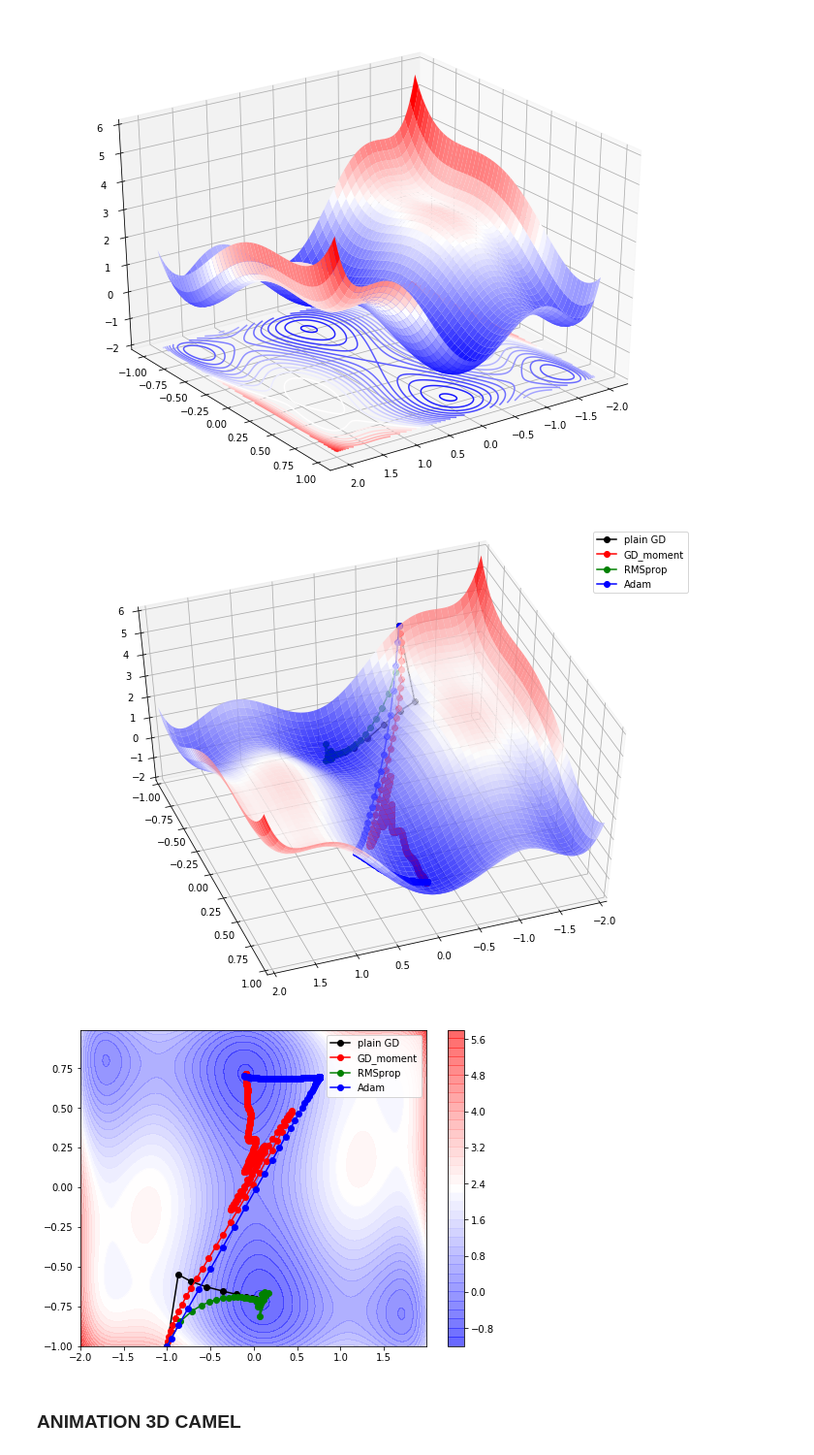
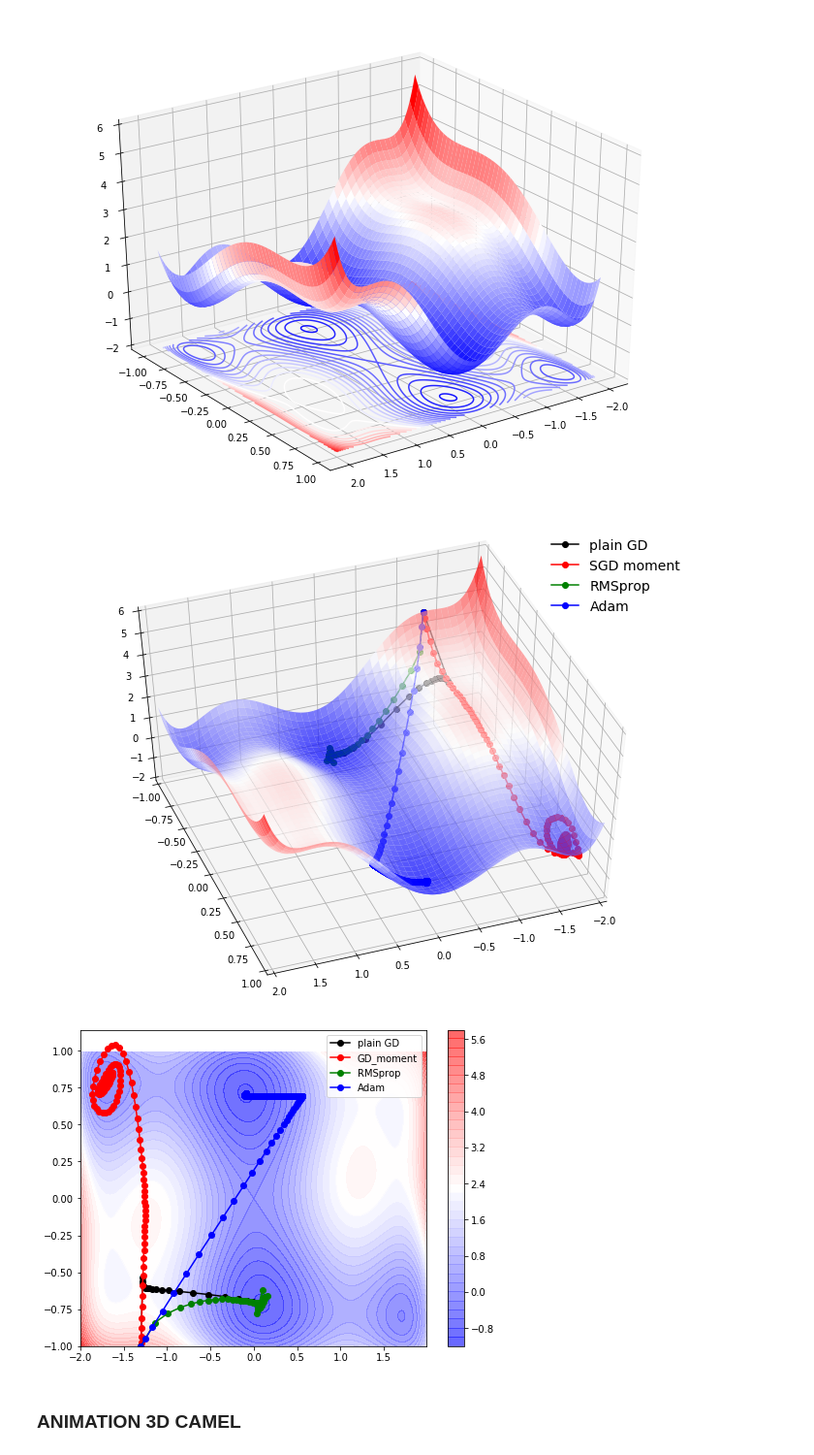
Before and after one commit to shamPJ/Material-for-MLpython-course, a Jupyter notebook: GD_MSE/DL_course_optimizers.ipynb, the cells around one changed output. Shown at 97% size. Saved outputs shown, nothing was run; the diff lists cells and outputs as text; code cells hidden in the pictures.

```diff
--- a/GD_MSE/DL_course_optimizers.ipynb
+++ b/GD_MSE/DL_course_optimizers.ipynb
@@ -259,6 +253,6 @@ plt.show()
 # %%
 # initial weights
-x, y    = -5, 0.001
+x, y    = -10, 0.001
 lrate   = 0.1
 epoches = 500
 
@@ -344,7 +338,7 @@ for i in range(len(history)):
     x_scatter = history[i][:,0]
     y_scatter = history[i][:,1]
 
-    ax1.plot(x_scatter,y_scatter,colors[i],label=labels[i])
+    ax1.plot(x_scatter,y_scatter,colors[i],label=labels[i], alpha=0.5)
 
 ctr = ax1.contourf(X,Y,Z, 30, cmap=cm.bwr, alpha=0.5)
 
@@ -359,5 +401,5 @@ plt.show()
 # %%
-x, y    = -1, -1
+x, y    = -1.3, -1
 lrate   = 0.05
 epoches = 500
 
@@ -390,7 +432,7 @@ ax1.set_zlim(-2, 6)
 # %%
 # plot optimization process 3D
 history_camel = [history_camel1, history_camel2, history_camel3, history_camel4]
-labels = ['plain GD','GD_moment','RMSprop','Adam']
+labels = ['plain GD','SGD moment','RMSprop','Adam']
 colors = ['ok-','or-','og-','ob-']
 
 fig = plt.figure(figsize=(12,9))
@@ -405,36 +447,41 @@ for i in range(len(history_camel)):
 
     ax1.plot(x_scatter,y_scatter,z_scatter,colors[i],label=labels[i])
 
-ax1.plot_surface(X,Y,Z, alpha=0.8,cmap=cm.bwr,zorder=2)
+ax1.plot_surface(X,Y,Z, alpha=0.7,cmap=cm.bwr,zorder=2)
 ax1.view_init(50, 70)
 
 ax1.set_xlim(-2, 2)
 ax1.set_ylim(-1, 1)
 ax1.set_zlim(-2, 6)
 
-plt.legend()
+plt.legend(fontsize=14, frameon=False)
 plt.show()
 # %% [output]
-[figure, old version]
+[figure, new version]
 # %%
+# plot surface
+X, Y = np.meshgrid(x,y)
+Z = camel(X.ravel(), Y.ravel())
+Z = Z.reshape(X.shape[0],-1)
+
 fig = plt.figure(figsize=(8,6))
 gs = fig.add_gridspec(1, 1)
 
 ax1 = fig.add_subplot(gs[0, 0])
 
 for i in range(len(history_camel)):
     x_scatter = history_camel[i][:,0]
     y_scatter = history_camel[i][:,1]
 
     ax1.plot(x_scatter,y_scatter,colors[i],label=labels[i])
 
 ctr = ax1.contourf(X,Y,Z, 40, cmap=cm.bwr, alpha=0.6)
 
 fig.colorbar(ctr)
 plt.legend()
 plt.show()
 # %% [output]
-[figure, old version]
+[figure, new version]
 # %% [markdown]
 ### ANIMATION 3D CAMEL
 # %%
```
Also changed, not shown: parts of 10 cells of this notebook, 4 other files.
